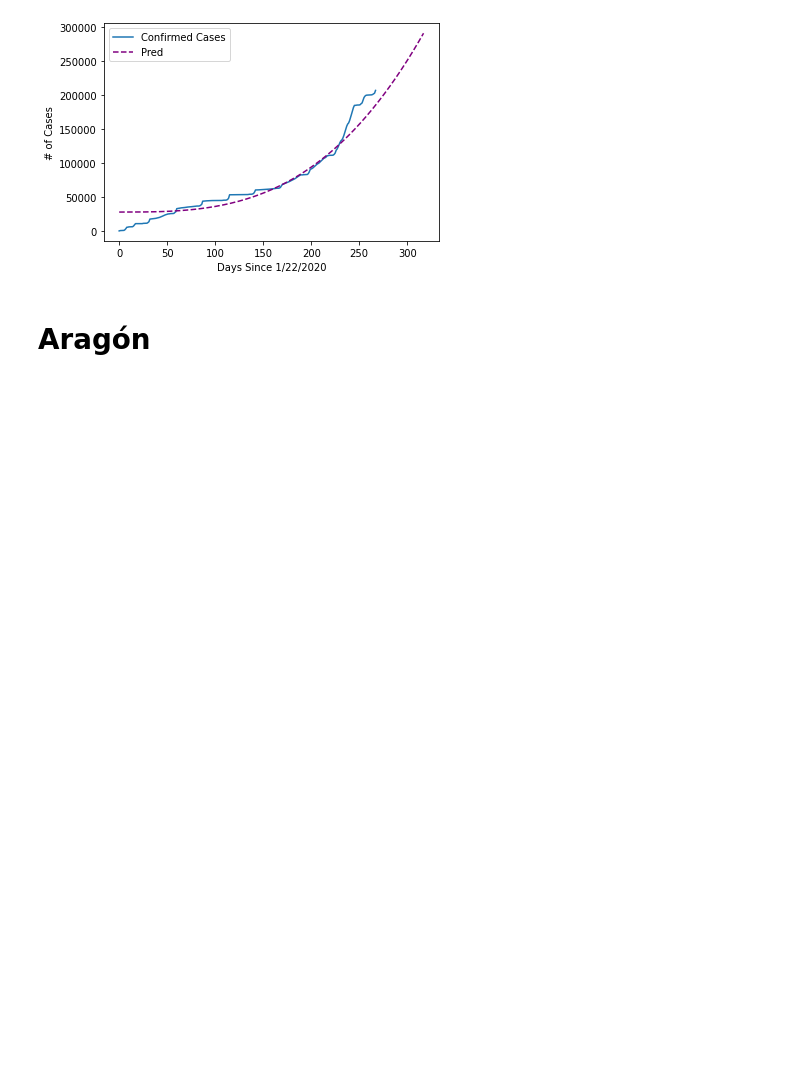
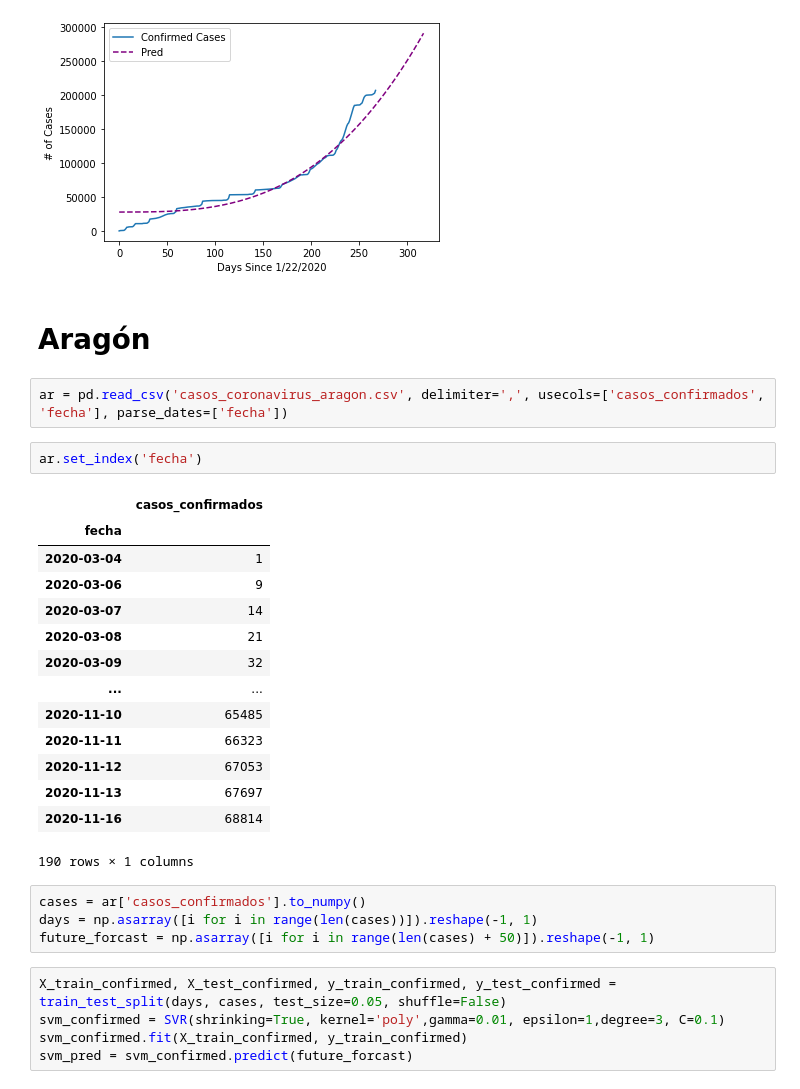
Before and after one commit to pablogs98/Next-Level_Hackathon2020, a Jupyter notebook: cases_prediction.ipynb, the cells around one changed output. Saved outputs shown, nothing was run; the diff lists cells and outputs as text; blank space fills up the shorter version.

```diff
--- a/cases_prediction.ipynb
+++ b/cases_prediction.ipynb
@@ -76,3 +76,31 @@ plt.show()
 [figure]
 # %% [markdown]
 # Aragón
+# %%
+ar = pd.read_csv('casos_coronavirus_aragon.csv', delimiter=',', usecols=['casos_confirmados', 'fecha'], parse_dates=['fecha'])
+# %%
+ar.set_index('fecha')
+# %% [output]
+|  | casos_confirmados |
+| fecha |  |
+| 2020-03-04 | 1 |
+| 2020-03-06 | 9 |
+| 2020-03-07 | 14 |
+| 2020-03-08 | 21 |
+| 2020-03-09 | 32 |
+| ... | ... |
+| 2020-11-10 | 65485 |
+| 2020-11-11 | 66323 |
+| 2020-11-12 | 67053 |
+| 2020-11-13 | 67697 |
+| 2020-11-16 | 68814 |
+190 rows × 1 columns
+# %%
+cases = ar['casos_confirmados'].to_numpy()
+days = np.asarray([i for i in range(len(cases))]).reshape(-1, 1)
+future_forcast = np.asarray([i for i in range(len(cases) + 50)]).reshape(-1, 1)
+# %%
+X_train_confirmed, X_test_confirmed, y_train_confirmed, y_test_confirmed = train_test_split(days, cases, test_size=0.05, shuffle=False)
+svm_confirmed = SVR(shrinking=True, kernel='poly',gamma=0.01, epsilon=1,degree=3, C=0.1)
+svm_confirmed.fit(X_train_confirmed, y_train_confirmed)
+svm_pred = svm_confirmed.predict(future_forcast)
```
Also changed, not shown: parts of 1 cell of this notebook.
